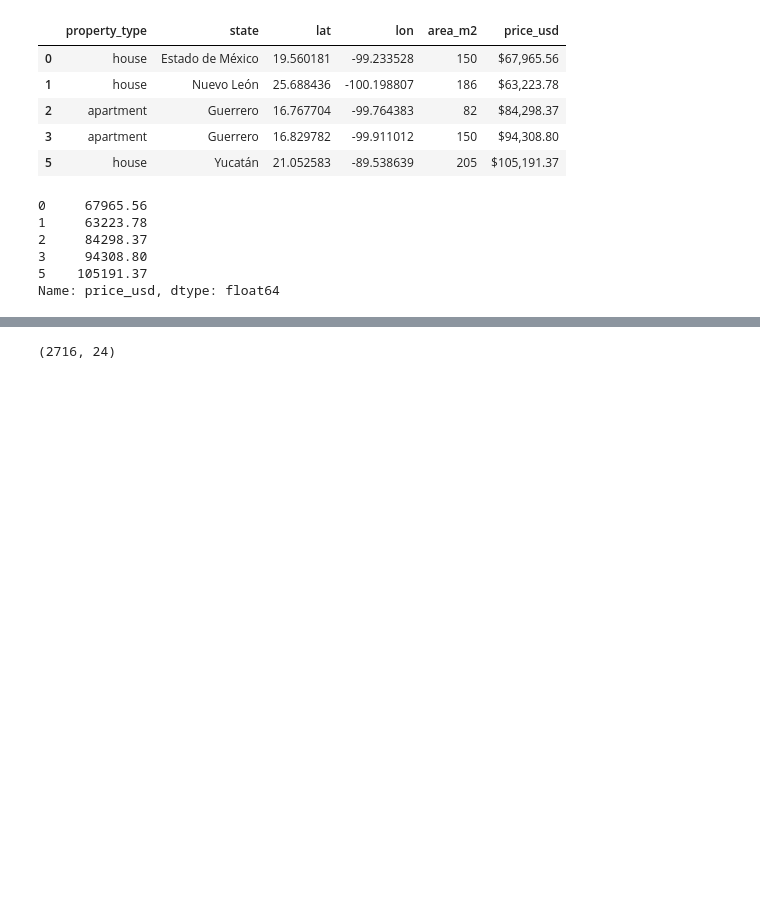
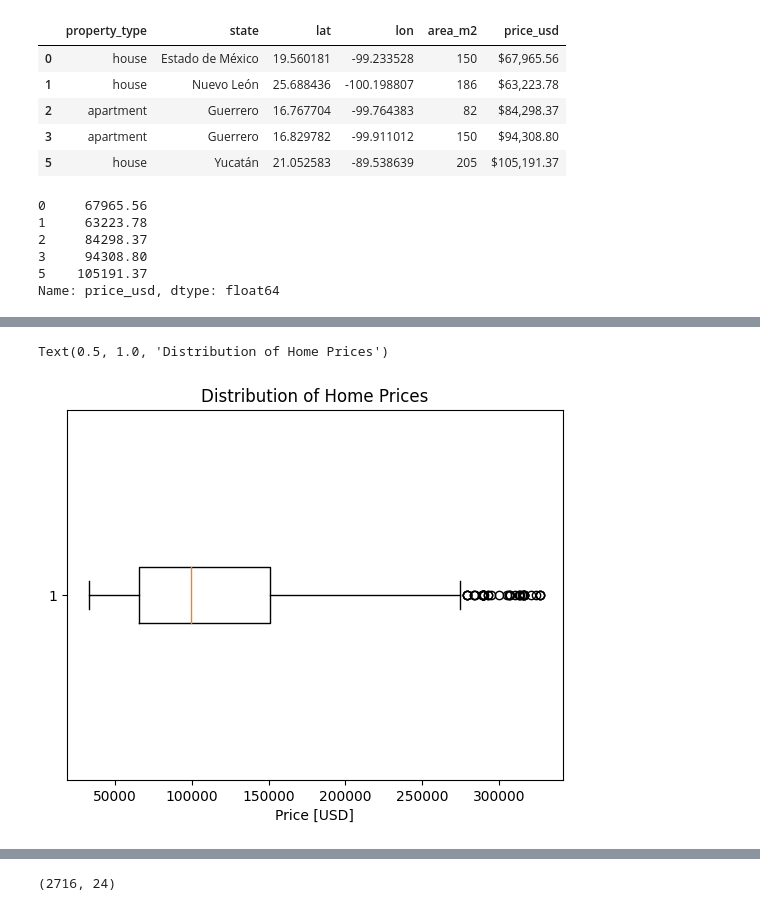
Before and after one commit to justmexmehak/HousingPrices, a Jupyter notebook: HousingPrices.ipynb, the cells around one changed output, grey strips where cells are left out. Cells and saved outputs as stored; diff of their text form; code cells hidden in the pictures; blank space fills up the shorter version.

```diff
--- a/HousingPrices.ipynb
+++ b/HousingPrices.ipynb
@@ -101,0 +354,10 @@ I'm changing to see whether github mantains copy
+# %%
+# The circles after the max line represent outliers
+# Outliers are values that fall more than 3 standard deviations from the mean
+
+plt.boxplot(df["price_usd"], vert=False)
+plt.xlabel("Price [USD]")
+plt.title("Distribution of Home Prices")
+# %% [output]
+Text(0.5, 1.0, 'Distribution of Home Prices')
+[figure, added]
```
Also changed, not shown: parts of 138 cells of this notebook.
